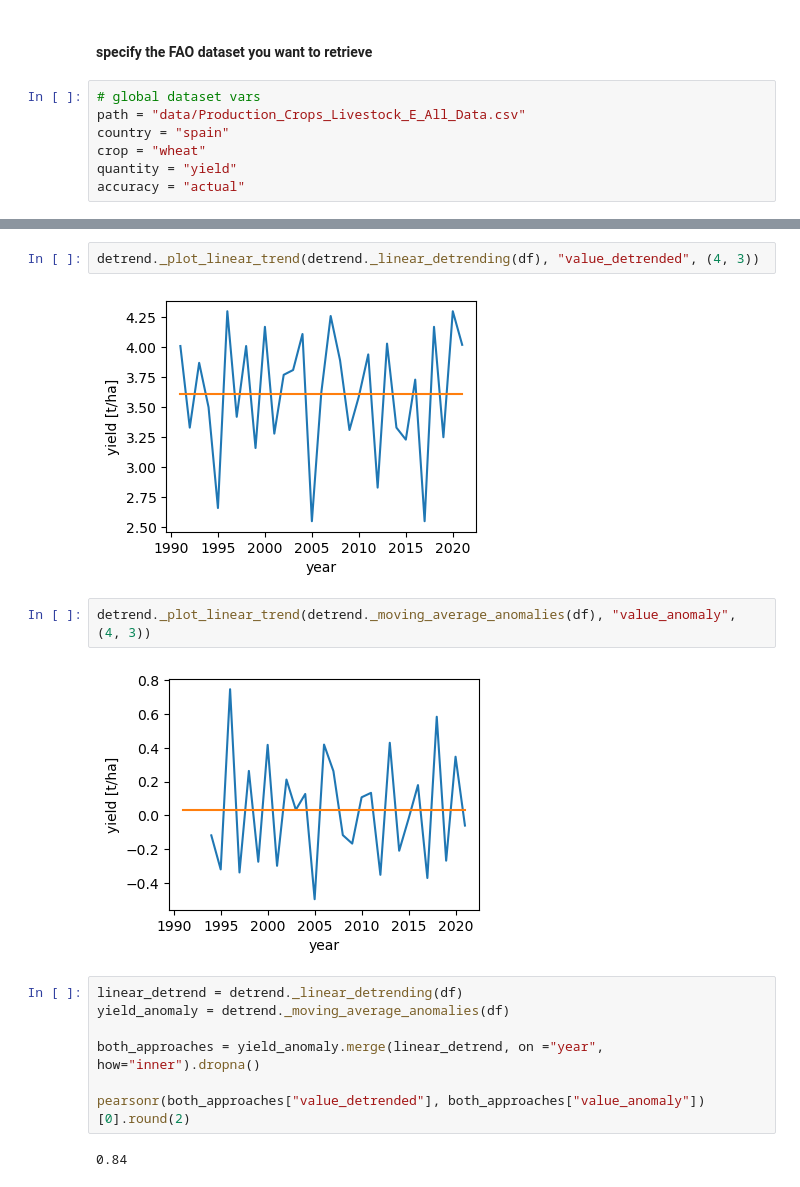
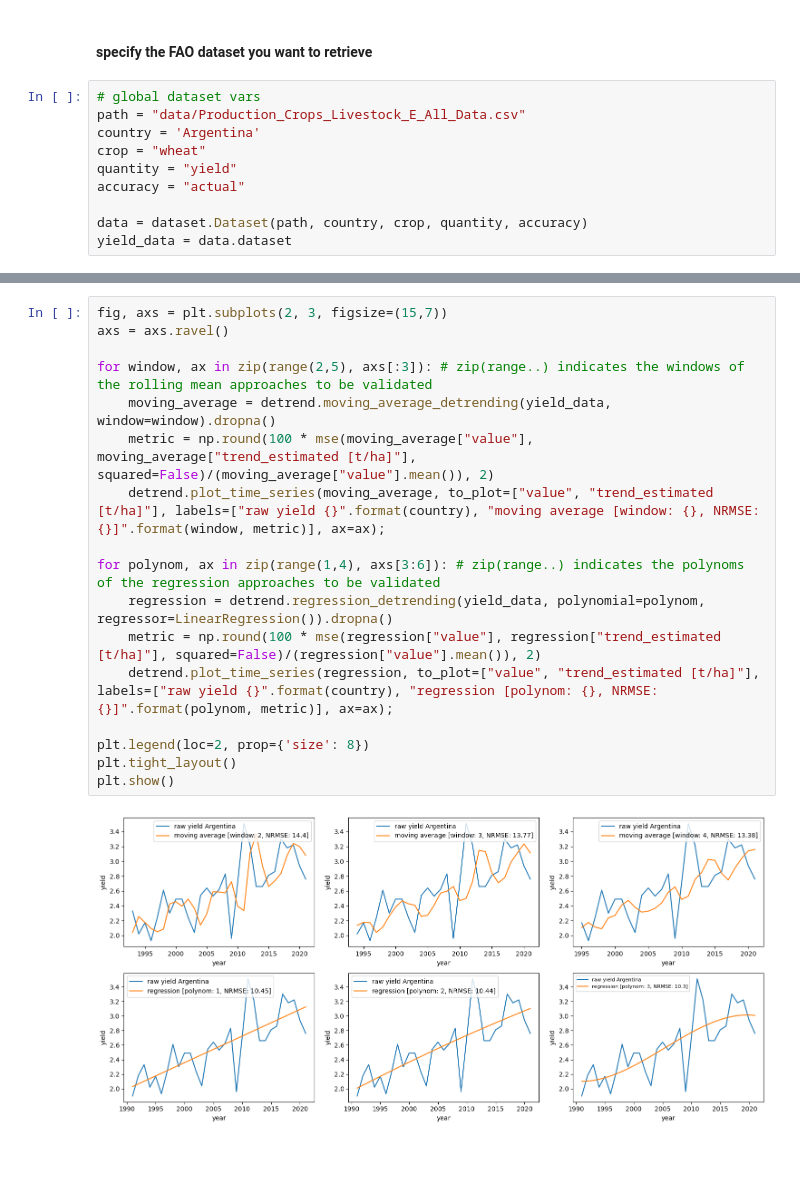
Before and after one commit to mzachow/global-yield-forecasts, a Jupyter notebook: test_functionality.ipynb, the cells around one changed output, grey strips where cells are left out. Cells and saved outputs as stored; diff of their text form; blank space fills up the shorter version.

```diff
--- a/test_functionality.ipynb
+++ b/test_functionality.ipynb
@@ -17,7 +21,10 @@ The autoreload extension is already loaded. To reload it, use:
 # %%
 # global dataset vars
 path = "data/Production_Crops_Livestock_E_All_Data.csv"
-country = "spain"
+country = 'Argentina'
 crop = "wheat"
 quantity = "yield"
 accuracy = "actual"
+
+data = dataset.Dataset(path, country, crop, quantity, accuracy)
+yield_data = data.dataset
@@ -35,17 +31,19 @@ df.head()
-# %%
-detrend._plot_linear_trend(detrend._linear_detrending(df), "value_detrended", (4, 3))
-# %% [output]
-[figure, removed]
-# %%
-detrend._plot_linear_trend(detrend._moving_average_anomalies(df), "value_anomaly", (4, 3))
-# %% [output]
-[figure, removed]
-# %%
-linear_detrend = detrend._linear_detrending(df)
-yield_anomaly = detrend._moving_average_anomalies(df)
-
-both_approaches = yield_anomaly.merge(linear_detrend, on ="year", how="inner").dropna()
-
-pearsonr(both_approaches["value_detrended"], both_approaches["value_anomaly"])[0].round(2)
-# %% [output]
-0.84
+# %%
+fig, axs = plt.subplots(2, 3, figsize=(15,7))
+axs = axs.ravel()
+
+for window, ax in zip(range(2,5), axs[:3]): # zip(range..) indicates the windows of the rolling mean approaches to be validated
+    moving_average = detrend.moving_average_detrending(yield_data, window=window).dropna()
+    metric = np.round(100 * mse(moving_average["value"], moving_average["trend_estimated [t/ha]"], squared=False)/(moving_average["value"].mean()), 2)
+    detrend.plot_time_series(moving_average, to_plot=["value", "trend_estimated [t/ha]"], labels=["raw yield {}".format(country), "moving average [window: {}, NRMSE: {}]".format(window, metric)], ax=ax);
+
+for polynom, ax in zip(range(1,4), axs[3:6]): # zip(range..) indicates the polynoms of the regression approaches to be validated
+    regression = detrend.regression_detrending(yield_data, polynomial=polynom, regressor=LinearRegression()).dropna()
+    metric = np.round(100 * mse(regression["value"], regression["trend_estimated [t/ha]"], squared=False)/(regression["value"].mean()), 2)
+    detrend.plot_time_series(regression, to_plot=["value", "trend_estimated [t/ha]"], labels=["raw yield {}".format(country), "regression [polynom: {}, NRMSE: {}]".format(polynom, metric)], ax=ax);
+
+plt.legend(loc=2, prop={'size': 8})
+plt.tight_layout()
+plt.show()
+# %% [output]
+[figure, added]
```
Also changed, not shown: parts of 2 cells of this notebook, 2 other files.
